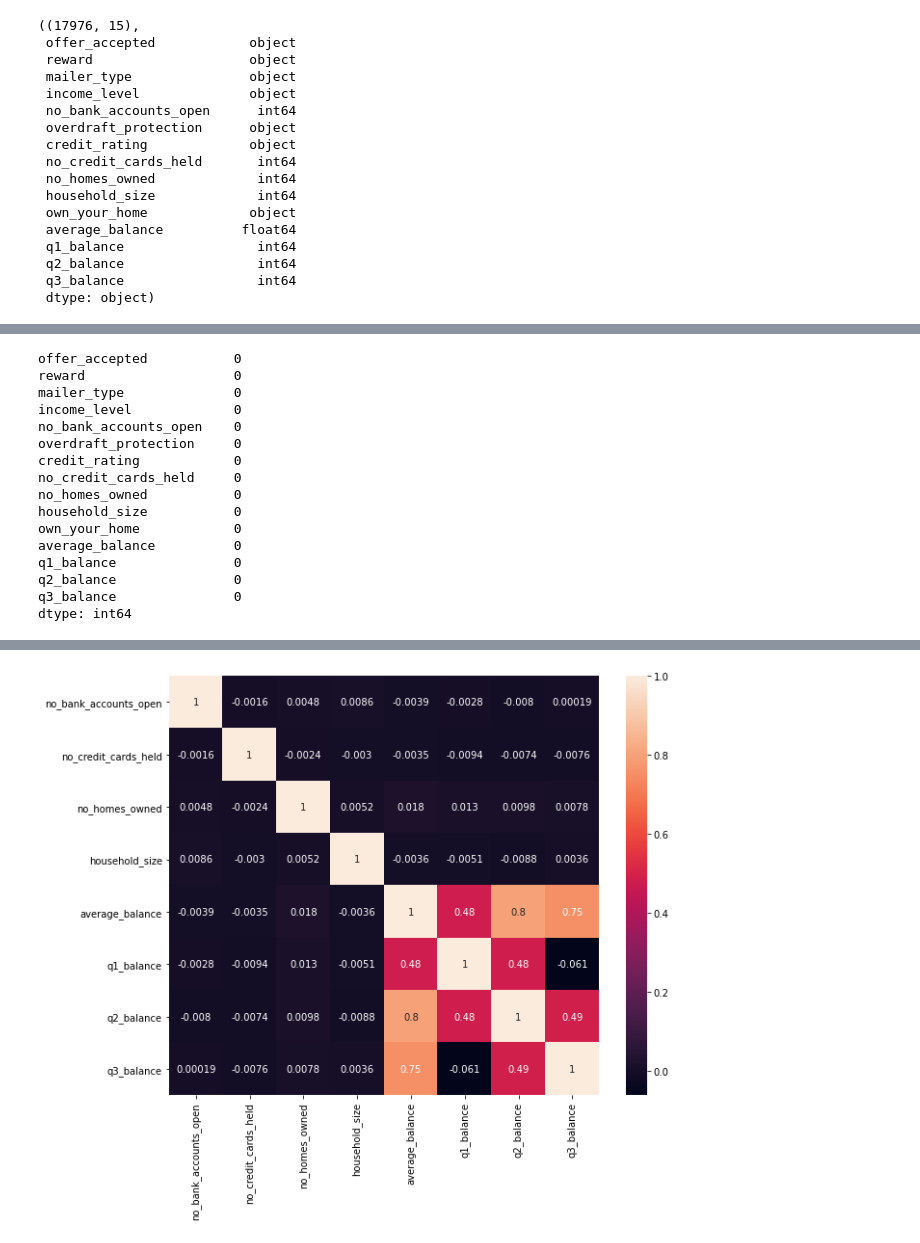
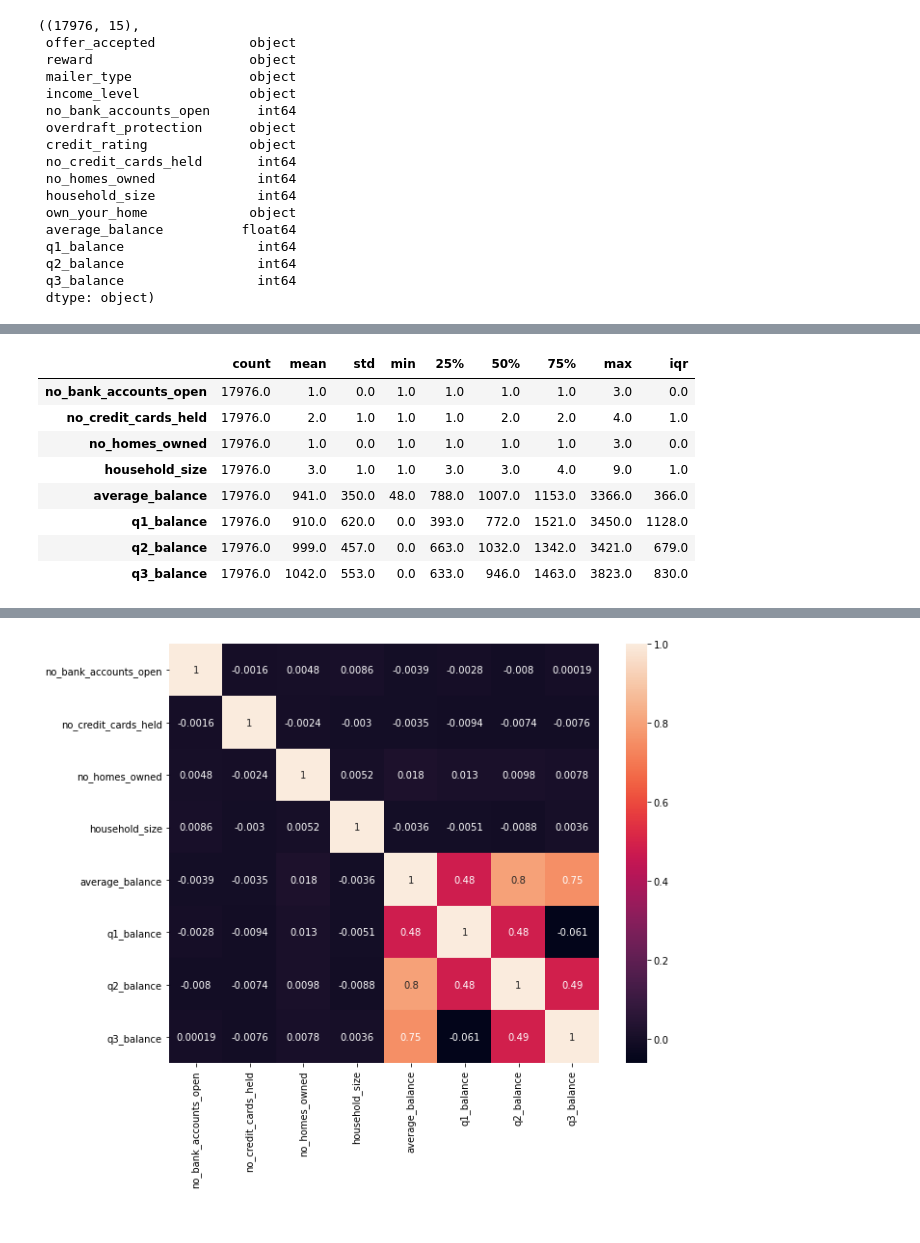
Before and after one commit to jack93g/Mid-Bootcamp-Project-Classification, a Jupyter notebook: deliverables/classification.ipynb, the cells around one changed output, grey strips where cells are left out. Drawn from its saved outputs; the diff is of its cells as text; code cells hidden in the pictures.

```diff
--- a/deliverables/classification.ipynb
+++ b/deliverables/classification.ipynb
@@ -92,19 +88,19 @@ data.describe().T
-# %%
-data.isna().sum()
-# %% [output]
-offer_accepted           0
-reward                   0
-mailer_type              0
-income_level             0
-no_bank_accounts_open    0
-overdraft_protection     0
-credit_rating            0
-no_credit_cards_held     0
-no_homes_owned           0
-household_size           0
-own_your_home            0
-average_balance          0
-q1_balance               0
-q2_balance               0
-q3_balance               0
-dtype: int64
+# %%
+# check central tendencies and spread of data
+# we can see that number of bank accounts, no of credit cards held & no of homes owned do not have much variance
+# household size and the balance columns have some outliers at the higher end
+
+summary = data.describe().T
+summary['iqr'] = summary['75%']-summary['25%']
+summary = summary.apply(round)
+summary
+# %% [output]
+|  | count | mean | std | min | 25% | 50% | 75% | max | iqr |
+| no_bank_accounts_open | 17976.0 | 1.0 | 0.0 | 1.0 | 1.0 | 1.0 | 1.0 | 3.0 | 0.0 |
+| no_credit_cards_held | 17976.0 | 2.0 | 1.0 | 1.0 | 1.0 | 2.0 | 2.0 | 4.0 | 1.0 |
+| no_homes_owned | 17976.0 | 1.0 | 0.0 | 1.0 | 1.0 | 1.0 | 1.0 | 3.0 | 0.0 |
+| household_size | 17976.0 | 3.0 | 1.0 | 1.0 | 3.0 | 3.0 | 4.0 | 9.0 | 1.0 |
+| average_balance | 17976.0 | 941.0 | 350.0 | 48.0 | 788.0 | 1007.0 | 1153.0 | 3366.0 | 366.0 |
+| q1_balance | 17976.0 | 910.0 | 620.0 | 0.0 | 393.0 | 772.0 | 1521.0 | 3450.0 | 1128.0 |
+| q2_balance | 17976.0 | 999.0 | 457.0 | 0.0 | 663.0 | 1032.0 | 1342.0 | 3421.0 | 679.0 |
+| q3_balance | 17976.0 | 1042.0 | 553.0 | 0.0 | 633.0 | 946.0 | 1463.0 | 3823.0 | 830.0 |
```
Also changed, not shown: parts of 17 cells of this notebook, 1 other file.
